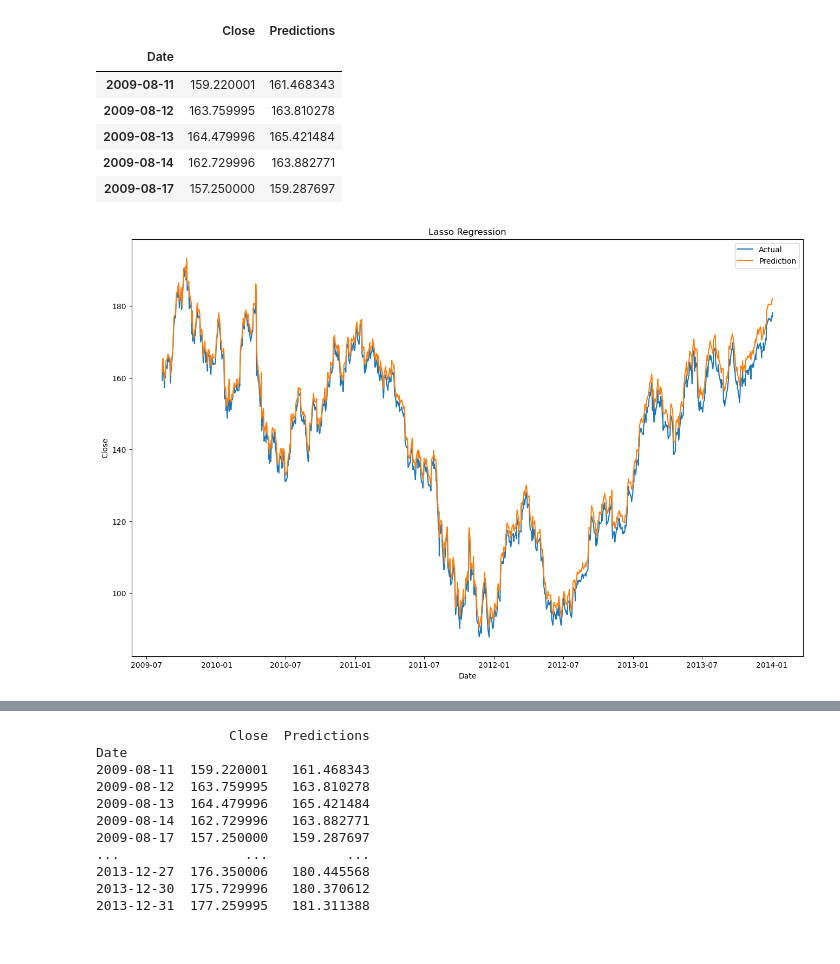
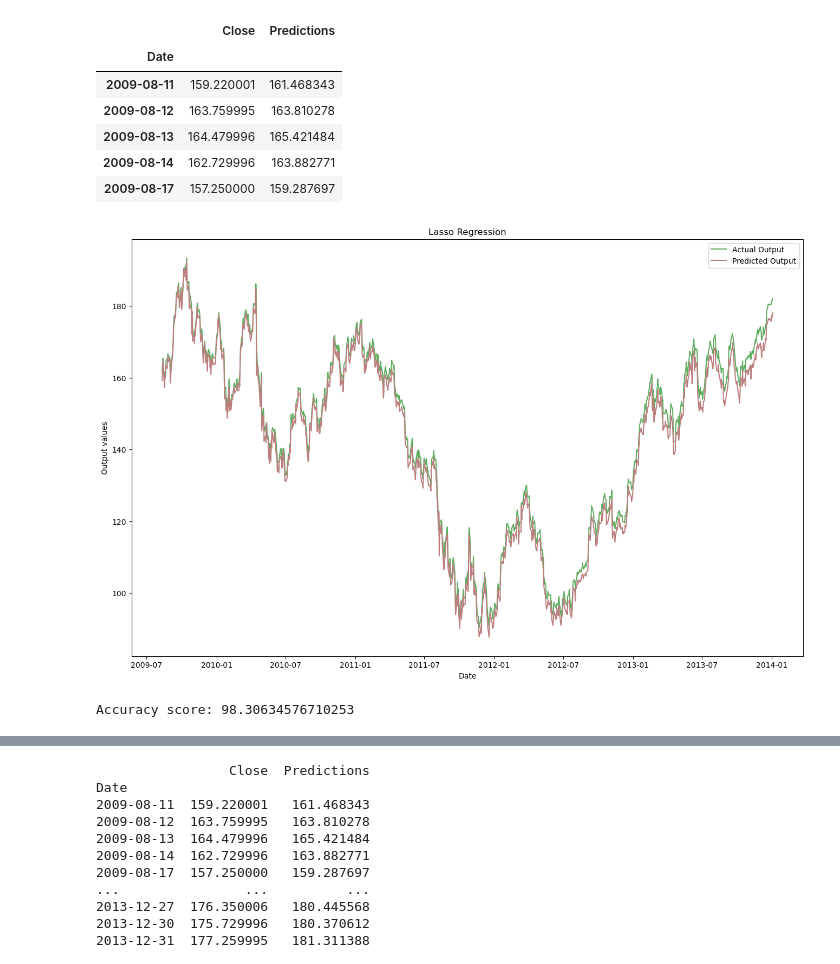
Before and after one commit to nkwleroux/YonseiAdvProgFinals, a Jupyter notebook: LassoRidge.ipynb, the cells around one changed output, grey strips where cells are left out. Saved outputs shown, nothing was run; the diff lists cells and outputs as text; code cells hidden in the pictures.

```diff
--- a/LassoRidge.ipynb
+++ b/LassoRidge.ipynb
@@ -128,14 +129,20 @@ close.head()
 | 2009-08-14 | 162.729996 | 163.882771 |
 | 2009-08-17 | 157.250000 | 159.287697 |
 # %%
-# valid = pd.DataFrame()
-
 plt.figure(figsize= (16,10))
 plt.title('Lasso Regression')
 plt.xlabel('Date')
-plt.ylabel('Close')
-plt.plot(close[['Close','Predictions']])
-plt.legend(['Actual','Prediction'], loc='upper right')
+plt.ylabel('Output values')
+plt.plot(close[['Predictions']],color='#61ad62')
+plt.plot(close[['Close']],color='#bc7f7f')
+plt.legend(['Actual Output','Predicted Output'], loc='upper right')
 plt.show()
 # %% [output]
-[figure, old version]
+[figure, new version]
+# %%
+scatter_x = close['Close'].mean()
+scatter_y = close['Predictions'].mean()
+acc = scatter_x/scatter_y*100
+print("Accuracy score:", acc)
+# %% [output]
+Accuracy score: 98.30634576710253
```
Also changed, not shown: parts of 14 cells of this notebook, 1 other file.
